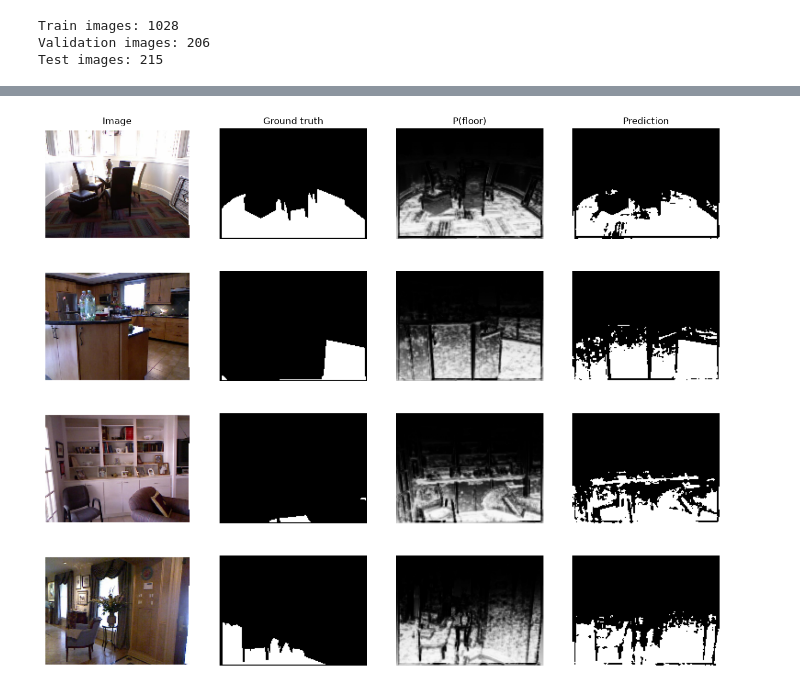
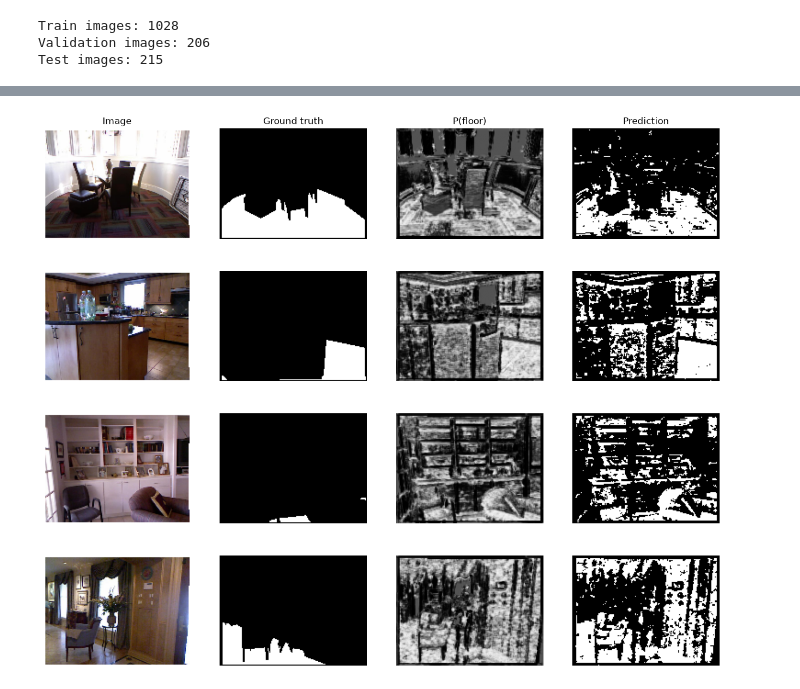
Before and after one commit to slymachenko/indoor-semantic-segmentation, a Jupyter notebook: notebooks/cnn_patch_15_15.ipynb, the cells around one changed output, grey strips where cells are left out. Cells and saved outputs as stored; diff of their text form; code cells hidden in the pictures.

```diff
--- a/notebooks/cnn_patch_15_15.ipynb
+++ b/notebooks/cnn_patch_15_15.ipynb
@@ -52,7 +43,6 @@ Train images: 1028
 Validation images: 206
 Test images: 215
 # %%
-X_train, y_train, pos_train = build_patches_dataset(nyu, train_indices, target_ids,PATCH_SIZE, DS_STEP)
-X_test, y_test, pos_test = build_patches_dataset(nyu, test_indices, target_ids,PATCH_SIZE, DS_STEP)
-X_val, y_val, pos_val = build_patches_dataset(nyu, val_indices, target_ids, PATCH_SIZE, DS_STEP)
+X_train, y_train, _ = build_patches_dataset(nyu, train_indices, target_ids,PATCH_SIZE, DS_STEP)
+X_test, y_test, _ = build_patches_dataset(nyu, test_indices, target_ids,PATCH_SIZE, DS_STEP)
 # %%
@@ -90,15 +75,19 @@ model.compile(optimizer='adam',
   loss='binary_crossentropy',
   metrics=['accuracy', keras.metrics.AUC(name='auc')])
 # %%
+# Validation set from the validation scenes (not the test set)
+X_val, y_val, _ = build_patches_dataset(nyu, val_indices, target_ids, PATCH_SIZE, DS_STEP)
+
+# Balance floor vs not-floor, like class_weight="balanced" in the logistic notebooks
 weights = compute_class_weight("balanced", classes=np.array([0, 1]), y=y_train)
 class_weight = {0: weights[0], 1: weights[1]}
 
 early_stop = keras.callbacks.EarlyStopping(monitor="val_auc", mode="max",
                                            patience=3, restore_best_weights=True)
 
-history = model.fit([X_train, pos_train], y_train,
+history = model.fit(X_train, y_train,
                     epochs=30, batch_size=256,
-                    validation_data=([X_val, pos_val], y_val),
+                    validation_data=(X_val, y_val),
                     class_weight=class_weight,
                     callbacks=[early_stop])
 # %% [output]
@@ -161,34 +149,32 @@ fig, axes = plt.subplots(4, 4, figsize=(16, 13))
 
 for row, idx in enumerate(test_indices[:4]):
     image, labels = nyu.get_pair(idx)
     gt = binary_target_mask(labels, target_ids)
 
     # Build one patch for each pixel on the grid
     padded = np.pad(image, ((p, p), (p, p), (0, 0)), mode="edge")
     rows = range(0, image.shape[0], STRIDE)
     cols = range(0, image.shape[1], STRIDE)
-    h, w = image.shape[:2]
     X = np.array([extract_patch(padded, r + p, c + p, PATCH_SIZE) for r in rows for c in cols])
     X = X.astype(np.float32) / 255.0
-    pos = np.array([(r / (h - 1), c / (w - 1)) for r in rows for c in cols], dtype=np.float32)
 
     # Predict and put back into a (small) image
-    proba = model.predict([X, pos], batch_size=2048, verbose=0).reshape(len(rows), len(cols))
+    proba = model.predict(X, batch_size=2048, verbose=0).reshape(len(rows), len(cols))
     pred = proba > 0.5
 
     axes[row, 0].imshow(image[::STRIDE, ::STRIDE])
     axes[row, 1].imshow(gt[::STRIDE, ::STRIDE], cmap="gray")
     axes[row, 2].imshow(proba, cmap="gray", vmin=0, vmax=1)
     axes[row, 3].imshow(pred, cmap="gray")
 
 axes[0, 0].set_title("Image")
 axes[0, 1].set_title("Ground truth")
 axes[0, 2].set_title("P(floor)")
 axes[0, 3].set_title("Prediction")
 
 for ax in axes.ravel():
     ax.axis("off")
 
 plt.show()
 # %% [output]
-[figure, old version]
+[figure, new version]
```
Also changed, not shown: parts of 5 cells of this notebook, 4 other files.
